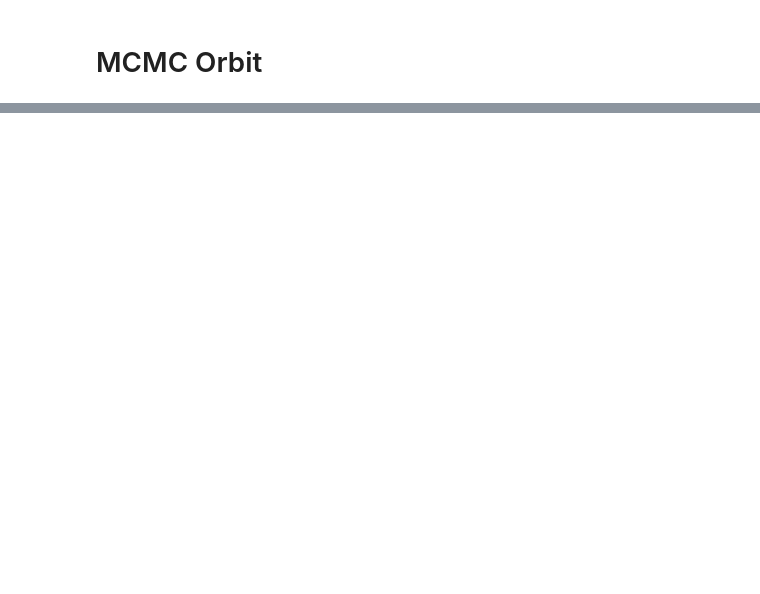
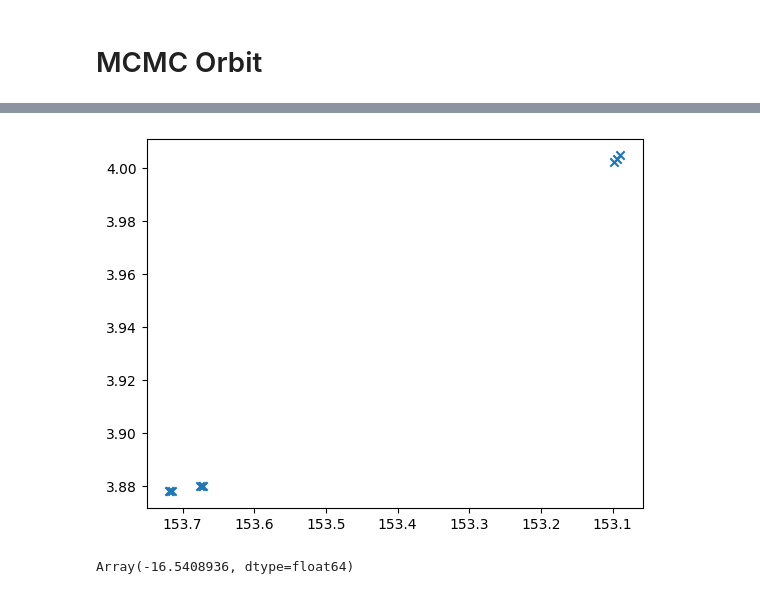
Before and after one commit to ben-cassese/jorbit, a Jupyter notebook: docs/tutorials/mcmc_orbit.ipynb, the cells around one changed output, grey strips where cells are left out. Drawn from its saved outputs; the diff is of its cells as text; code cells hidden in the pictures; blank space fills up the shorter version.

```diff
--- a/docs/tutorials/mcmc_orbit.ipynb
+++ b/docs/tutorials/mcmc_orbit.ipynb
@@ -108,0 +127,69 @@ fig = corner(
+# %%
+nights = [Time("2025-01-01 07:00"), Time("2025-01-02 07:00"), Time("2025-01-10 07:00")]
+
+times = []
+for n in nights:
+    times.extend([n + i * 1 * u.hour for i in range(3)])
+times = Time(times)
+
+obj = Horizons(id="274301", location="695@399", epochs=times.utc.jd)
+pts = obj.ephemerides(extra_precision=True, quantities="1")
+
+coords = SkyCoord(pts["RA"], pts["DEC"], unit=(u.deg, u.deg))
+times = Time(pts["datetime_jd"], format="jd", scale="utc")
+
+fig, ax = plt.subplots()
+ax.scatter(coords.ra.deg, coords.dec.deg, marker="x")
+ax.invert_xaxis()
+
+obs = Observations(
+    observed_coordinates=coords,
+    times=times,
+    observatories="kitt peak",
+    astrometric_uncertainties=1 * u.arcsec,
+)
+
+ti = times[0] - 1 * u.hour
+wiki = Particle.from_horizons("274301", time=ti, observations=obs)
+# %% [output]
+[figure, added]
+# %%
+@jax.jit
+def loglike(elements_vec):
+    state = KeplerianState(
+        semi=jnp.array([elements_vec[0]]),
+        ecc=jnp.array([elements_vec[1]]),
+        nu=jnp.array([elements_vec[2]]),
+        inc=jnp.array([elements_vec[3]]),
+        Omega=jnp.array([elements_vec[4]]),
+        omega=jnp.array([elements_vec[5]]),
+        acceleration_func_kwargs={},
+        time=ti.tdb.jd,
+    )
+    resids = wiki.static_residuals(state)
+
+    quad = jnp.einsum(
+        "bi,bij,bj->b", resids, wiki.observations.inv_cov_matrices, resids
+    )
+
+    ll = jnp.sum(
+        -0.5 * (2 * jnp.log(2 * jnp.pi) + wiki.observations.cov_log_dets + quad)
+    )
+    return ll
+
+
+x0 = jnp.squeeze(
+    jnp.array(
+        [
+            wiki.keplerian_state.semi,
+            wiki.keplerian_state.ecc,
+            wiki.keplerian_state.nu,
+            wiki.keplerian_state.inc,
+            wiki.keplerian_state.Omega,
+            wiki.keplerian_state.omega,
+        ]
+    )
+)
+loglike(x0)
+# %% [output]
+Array(-16.5408936, dtype=float64)
```
Also changed, not shown: parts of 8 cells of this notebook.
